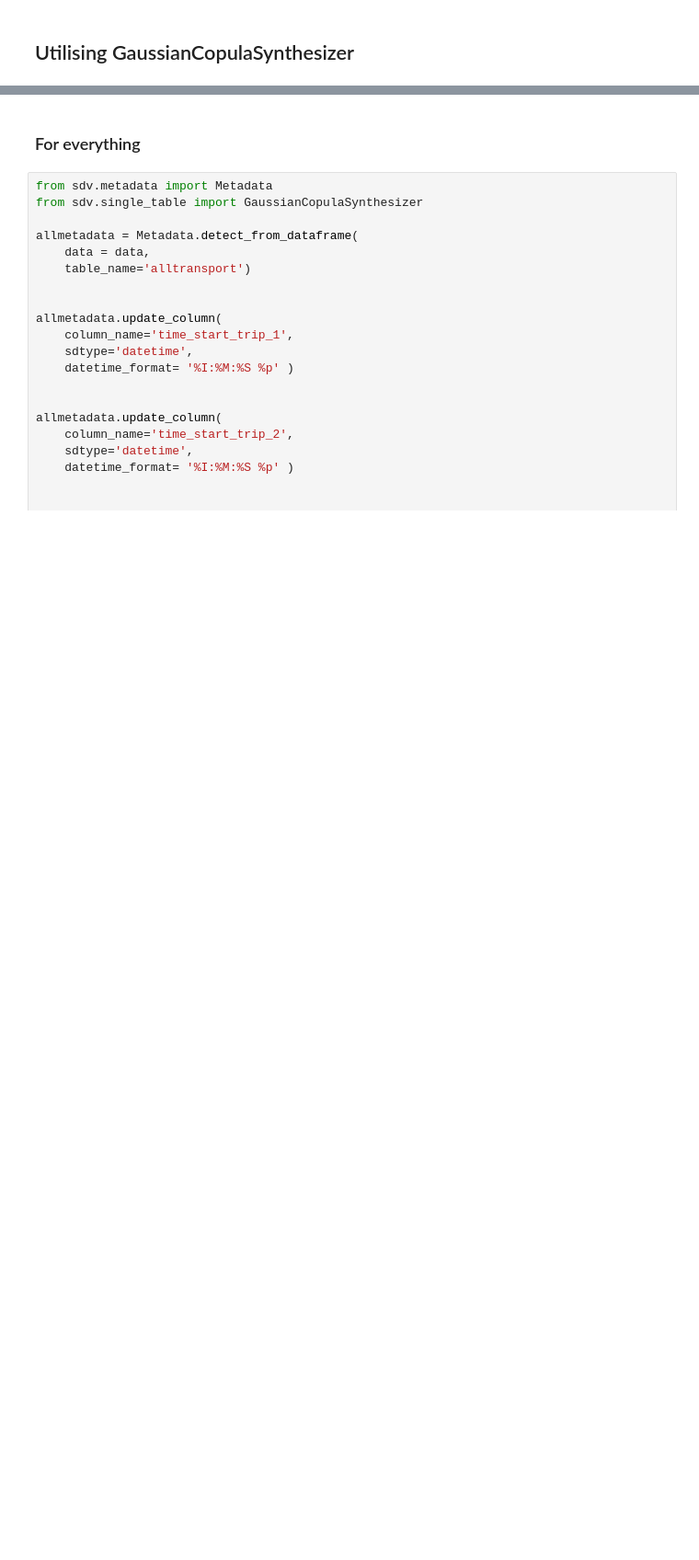
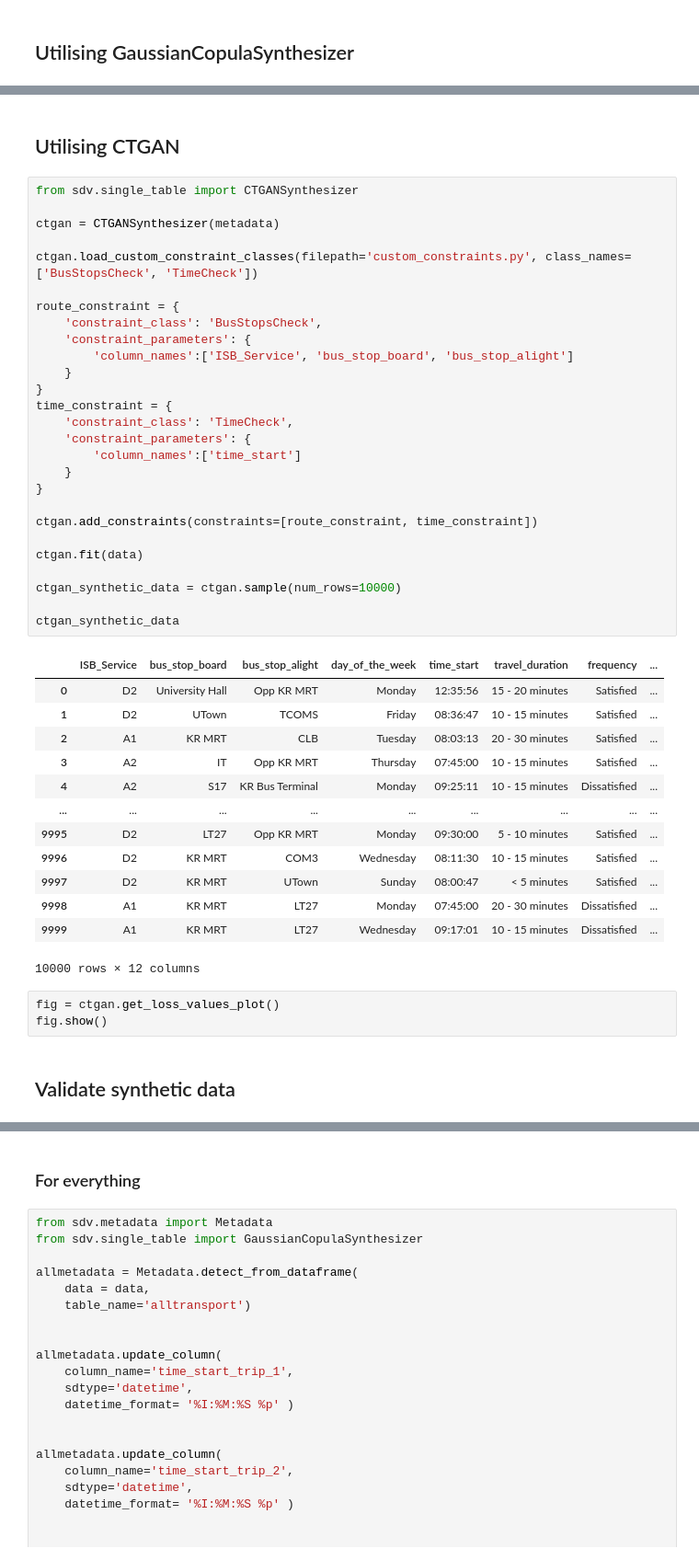
Before and after one commit to angelynnnnn/Optimizing-Public-Transport-Data, a Jupyter notebook: testsynthesise.ipynb, the cells around one changed output, grey strips where cells are left out. Shown at 92% size. Drawn from its saved outputs; the diff is of its cells as text; blank space fills up the shorter version.

```diff
--- a/testsynthesise.ipynb
+++ b/testsynthesise.ipynb
@@ -340,0 +131,48 @@ synthetic_data
+# %% [markdown]
+## Utilising CTGAN
+# %%
+from sdv.single_table import CTGANSynthesizer
+
+ctgan = CTGANSynthesizer(metadata)
+
+ctgan.load_custom_constraint_classes(filepath='custom_constraints.py', class_names=['BusStopsCheck', 'TimeCheck'])
+
+route_constraint = {
+    'constraint_class': 'BusStopsCheck',
+    'constraint_parameters': {
+        'column_names':['ISB_Service', 'bus_stop_board', 'bus_stop_alight']
+    }
+}
+time_constraint = {
+    'constraint_class': 'TimeCheck',
+    'constraint_parameters': {
+        'column_names':['time_start']
+    }
+}
+
+ctgan.add_constraints(constraints=[route_constraint, time_constraint])
+
+ctgan.fit(data)
+
+ctgan_synthetic_data = ctgan.sample(num_rows=10000)
+
+ctgan_synthetic_data
+# %% [output]
+|  | ISB_Service | bus_stop_board | bus_stop_alight | day_of_the_week | time_start | travel_duration | frequency | ... |
+| 0 | D2 | University Hall | Opp KR MRT | Monday | 12:35:56 | 15 - 20 minutes | Satisfied | ... |
+| 1 | D2 | UTown | TCOMS | Friday | 08:36:47 | 10 - 15 minutes | Satisfied | ... |
+| 2 | A1 | KR MRT | CLB | Tuesday | 08:03:13 | 20 - 30 minutes | Satisfied | ... |
+| 3 | A2 | IT | Opp KR MRT | Thursday | 07:45:00 | 10 - 15 minutes | Satisfied | ... |
+| 4 | A2 | S17 | KR Bus Terminal | Monday | 09:25:11 | 10 - 15 minutes | Dissatisfied | ... |
+| ... | ... | ... | ... | ... | ... | ... | ... | ... |
+| 9995 | D2 | LT27 | Opp KR MRT | Monday | 09:30:00 | 5 - 10 minutes | Satisfied | ... |
+| 9996 | D2 | KR MRT | COM3 | Wednesday | 08:11:30 | 10 - 15 minutes | Satisfied | ... |
+| 9997 | D2 | KR MRT | UTown | Sunday | 08:00:47 | < 5 minutes | Satisfied | ... |
+| 9998 | A1 | KR MRT | LT27 | Monday | 07:45:00 | 20 - 30 minutes | Dissatisfied | ... |
+| 9999 | A1 | KR MRT | LT27 | Wednesday | 09:17:01 | 10 - 15 minutes | Dissatisfied | ... |
+10000 rows × 12 columns
+# %%
+fig = ctgan.get_loss_values_plot()
+fig.show()
+# %% [markdown]
+## Validate synthetic data
```
Also changed, not shown: parts of 16 cells of this notebook.
